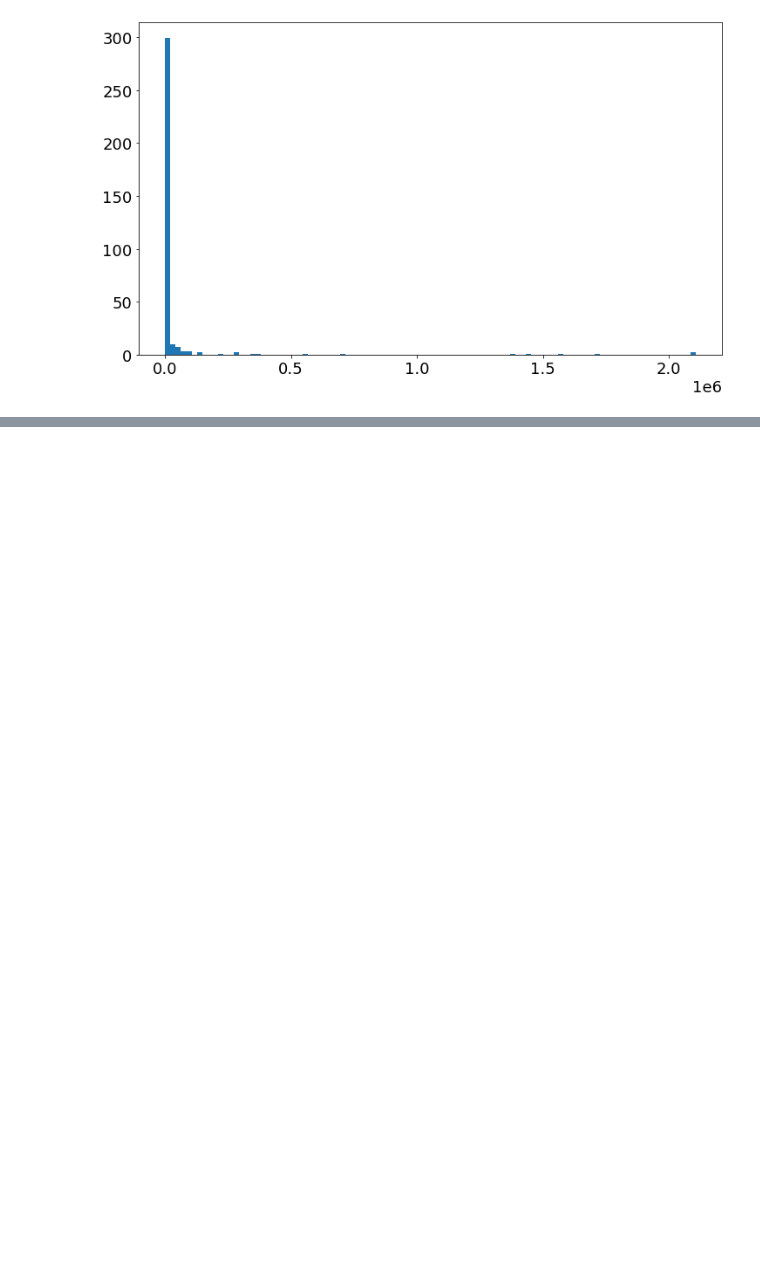
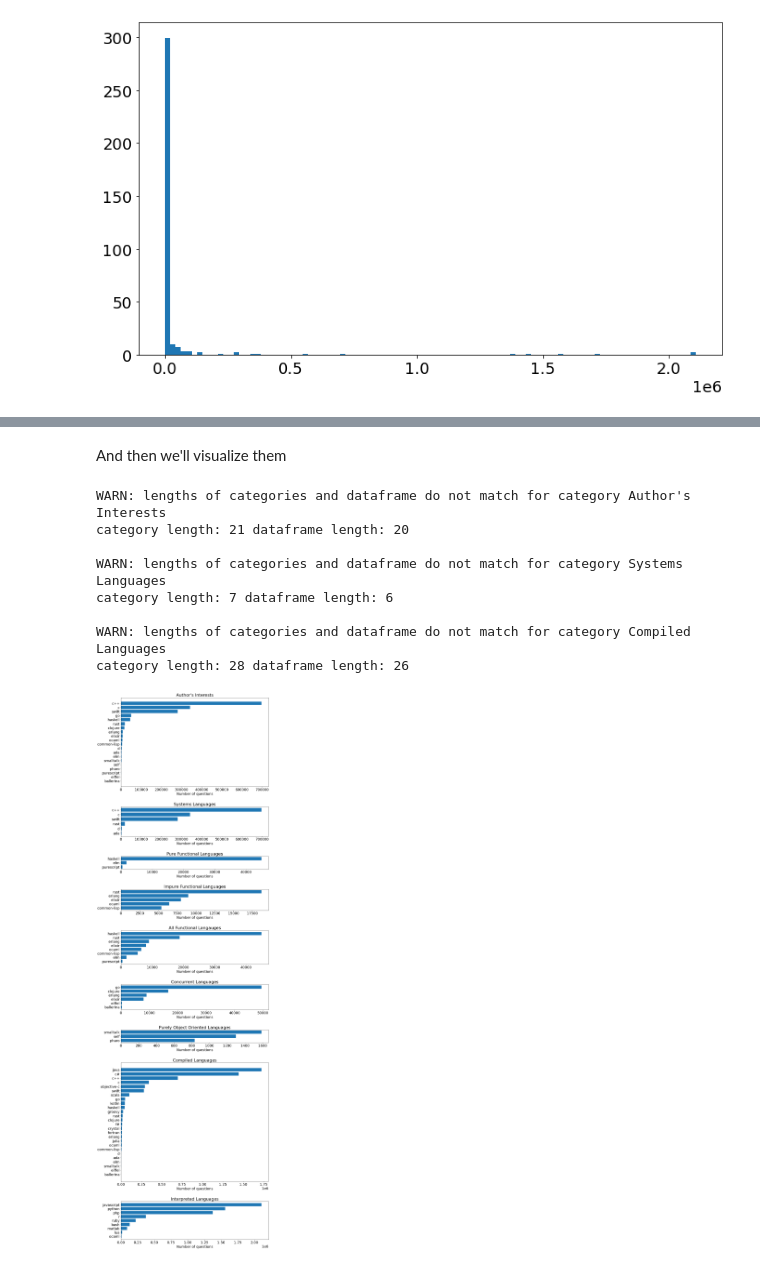
Before and after one commit to paigeweber13/learning-sandbox, a Jupyter notebook: data-science/stackoverflow-questions-per-language/stackoverflow-questions-per-language.ipynb, the cells around one changed output, grey strips where cells are left out. Cells and saved outputs as stored; diff of their text form; code cells hidden in the pictures; blank space fills up the shorter version.

```diff
--- a/data-science/stackoverflow-questions-per-language/stackoverflow-questions-per-language.ipynb
+++ b/data-science/stackoverflow-questions-per-language/stackoverflow-questions-per-language.ipynb
@@ -414,0 +488,41 @@ plt.show()
+# %% [markdown]
+And then we'll visualize them
+# %%
+h_ratios = []
+for category in categories:
+    h_ratios.append(len(category))
+
+# could also do: fig, axs = plt.subplots(9, 1,figsize=(12, 60), gridspec_kw={...})
+fig = plt.figure(figsize=(12, 40))
+# set height ratios so that bar heights are always the same, but subplots resize
+axes = fig.subplots(9, 1, gridspec_kw={'height_ratios': h_ratios})
+fig.tight_layout(h_pad=4)
+
+for i in range(len(categories)):
+    data = pl_df[pl_df['tag'].isin(categories[i])]
+    if(len(categories[i]) != len(data)):
+        print('WARN: lengths of categories and dataframe do not match for category', category_names[i])
+        print('category length:', len(categories[i]), 'dataframe length:', len(data))
+        print()
+#         print(categories[i])
+#         print(data)
+
+    axes[i].barh(data['tag'], data['num_questions'])
+
+    axes[i].set_xlabel('Number of questions')
+    axes[i].set_title(category_names[i])
+
+    axes[i].invert_yaxis()
+    #axes.set_xlim([0, 20000])
+
+plt.show()
+# %% [output]
+WARN: lengths of categories and dataframe do not match for category Author's Interests
+category length: 21 dataframe length: 20
+
+WARN: lengths of categories and dataframe do not match for category Systems Languages
+category length: 7 dataframe length: 6
+
+WARN: lengths of categories and dataframe do not match for category Compiled Languages
+category length: 28 dataframe length: 26
+[figure, added]
```
Also changed, not shown: parts of 15 cells of this notebook.
